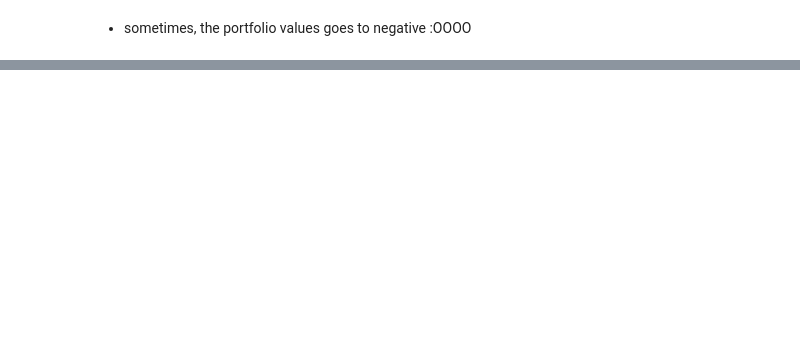
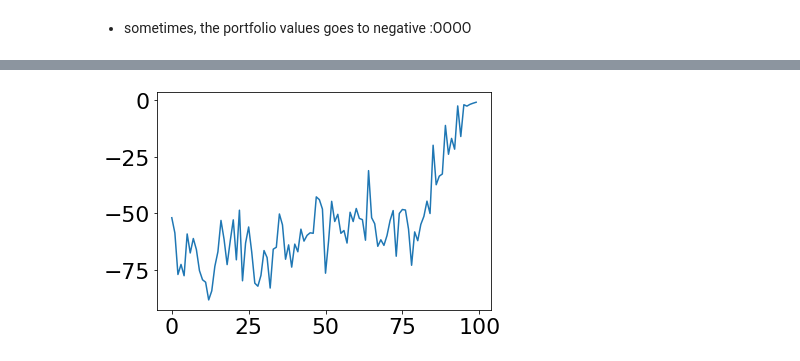
Before and after one commit to YAOS5/Amazon-Trading-Bot, a Jupyter notebook: stable_baselines_test.ipynb, the cells around one changed output, grey strips where cells are left out. Cells and saved outputs as stored; diff of their text form; code cells hidden in the pictures; blank space fills up the shorter version.

```diff
--- a/stable_baselines_test.ipynb
+++ b/stable_baselines_test.ipynb
@@ -225,0 +259,11 @@ Discrete(3)
+# %%
+fake = np.linspace(200, 100, len(data))
+data['close'] = fake
+
+env = Environment(data.close.to_list(), balance=INITIAL_BALANCE, past_days=PAST_DAYS)
+agent = DQN(env.action_space.n, env.observation_space.shape[0])
+loss = train_dqn(agent, env, episodes=100)
+plt.plot(np.arange(0, len(loss)), loss)
+plt.show()
+# %% [output]
+[figure, added]
```
Also changed, not shown: parts of 9 cells of this notebook, 1 other file.
